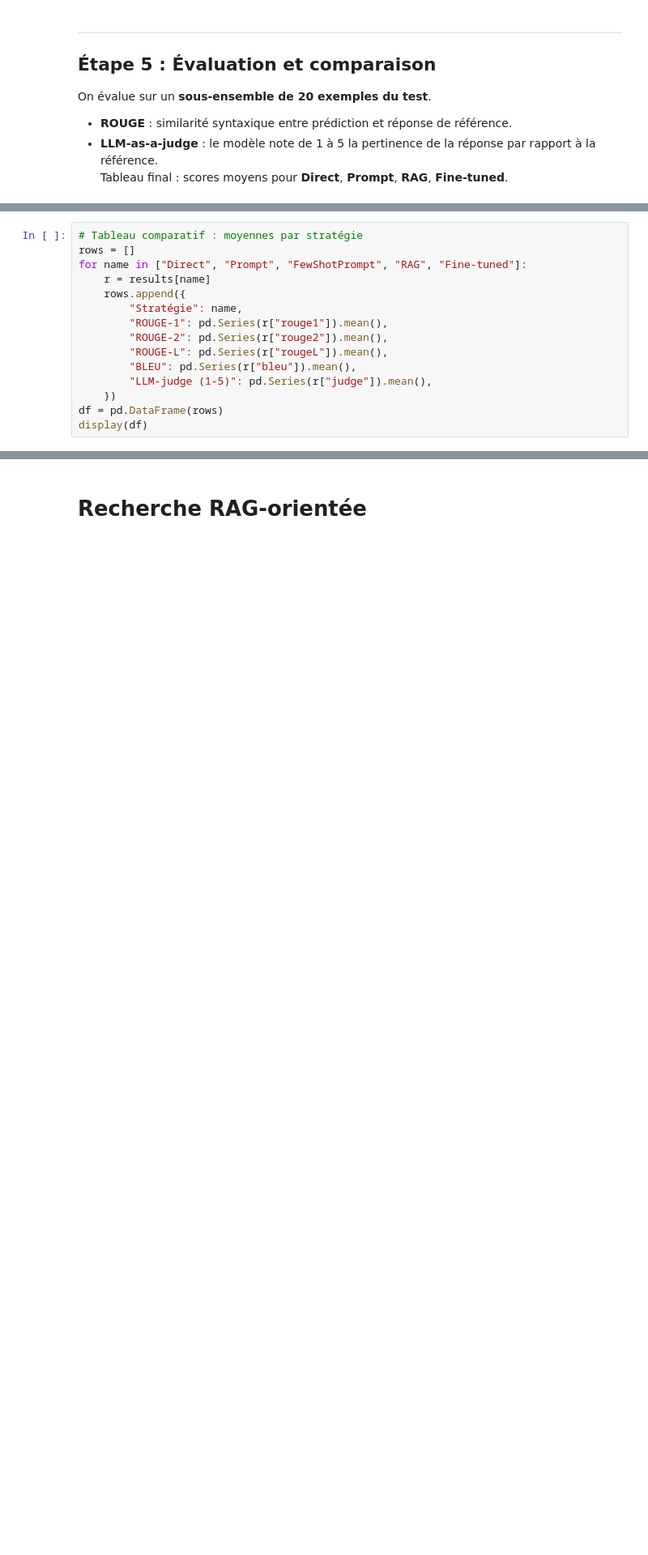
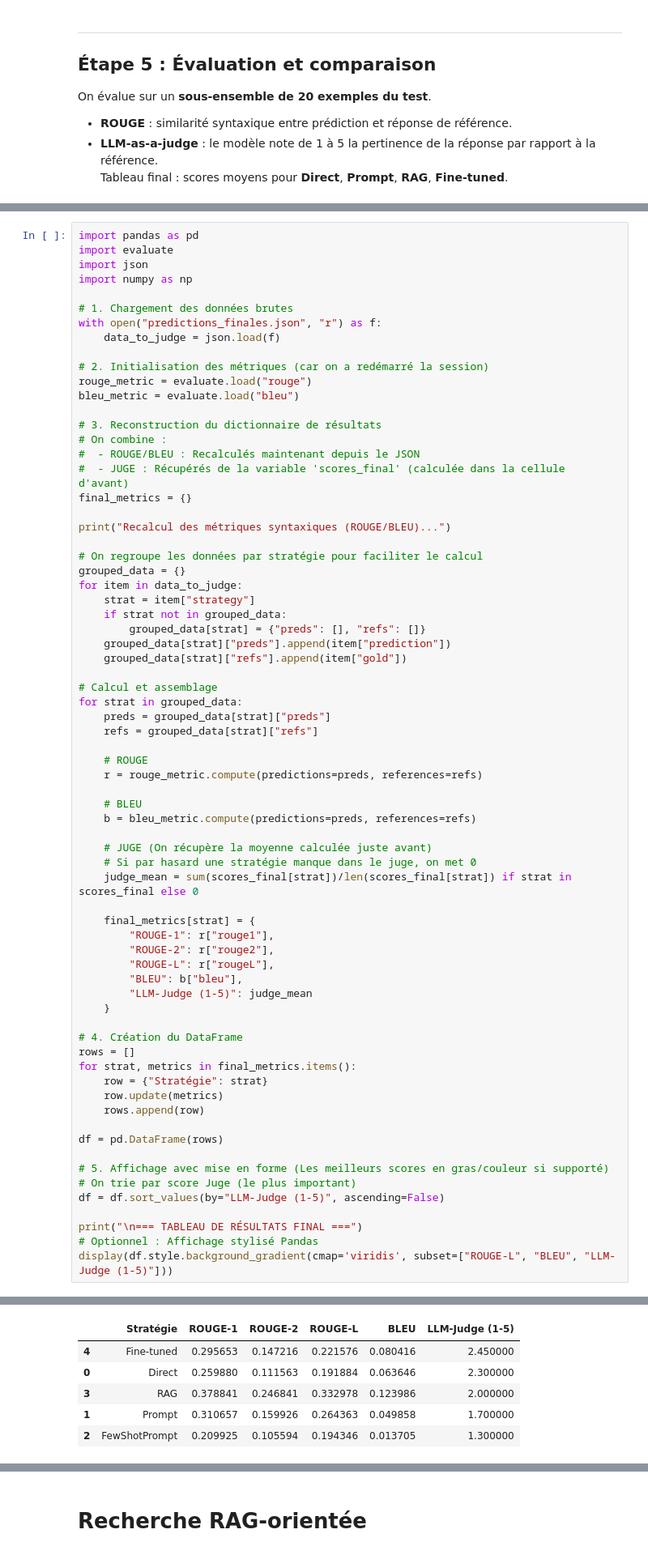
Before and after one commit to RomainGras/medical_QnA, a Jupyter notebook: medical_qna_project.ipynb, the cells around one changed output, grey strips where cells are left out. Shown at 81% size. Cells and saved outputs as stored; diff of their text form; blank space fills up the shorter version.

Commit message:
ajout des courbes knn et modification juge

```diff
--- a/medical_qna_project.ipynb
+++ b/medical_qna_project.ipynb
@@ -485,15 +547,0 @@ Fine-tuned évalué.
-# %%
-# Tableau comparatif : moyennes par stratégie
-rows = []
-for name in ["Direct", "Prompt", "FewShotPrompt", "RAG", "Fine-tuned"]:
-    r = results[name]
-    rows.append({
-        "Stratégie": name,
-        "ROUGE-1": pd.Series(r["rouge1"]).mean(),
-        "ROUGE-2": pd.Series(r["rouge2"]).mean(),
-        "ROUGE-L": pd.Series(r["rougeL"]).mean(),
-        "BLEU": pd.Series(r["bleu"]).mean(),
-        "LLM-judge (1-5)": pd.Series(r["judge"]).mean(),
-    })
-df = pd.DataFrame(rows)
-display(df)
@@ -506,0 +814,71 @@ display(df)
+# %%
+import pandas as pd
+import evaluate
+import json
+import numpy as np
+
+# 1. Chargement des données brutes
+with open("predictions_finales.json", "r") as f:
+    data_to_judge = json.load(f)
+
+# 2. Initialisation des métriques (car on a redémarré la session)
+rouge_metric = evaluate.load("rouge")
+bleu_metric = evaluate.load("bleu")
+
+# 3. Reconstruction du dictionnaire de résultats
+# On combine :
+#  - ROUGE/BLEU : Recalculés maintenant depuis le JSON
+#  - JUGE : Récupérés de la variable 'scores_final' (calculée dans la cellule d'avant)
+final_metrics = {}
+
+print("Recalcul des métriques syntaxiques (ROUGE/BLEU)...")
+
+# On regroupe les données par stratégie pour faciliter le calcul
+grouped_data = {}
+for item in data_to_judge:
+    strat = item["strategy"]
+    if strat not in grouped_data:
+        grouped_data[strat] = {"preds": [], "refs": []}
+    grouped_data[strat]["preds"].append(item["prediction"])
+    grouped_data[strat]["refs"].append(item["gold"])
+
+# Calcul et assemblage
+for strat in grouped_data:
+    preds = grouped_data[strat]["preds"]
+    refs = grouped_data[strat]["refs"]
+
+    # ROUGE
+    r = rouge_metric.compute(predictions=preds, references=refs)
+
+    # BLEU
+    b = bleu_metric.compute(predictions=preds, references=refs)
+
+    # JUGE (On récupère la moyenne calculée juste avant)
+    # Si par hasard une stratégie manque dans le juge, on met 0
+    judge_mean = sum(scores_final[strat])/len(scores_final[strat]) if strat in scores_final else 0
+
+    final_metrics[strat] = {
+        "ROUGE-1": r["rouge1"],
+        "ROUGE-2": r["rouge2"],
+        "ROUGE-L": r["rougeL"],
+        "BLEU": b["bleu"],
+        "LLM-Judge (1-5)": judge_mean
+    }
+
+# 4. Création du DataFrame
+rows = []
+for strat, metrics in final_metrics.items():
+    row = {"Stratégie": strat}
+    row.update(metrics)
+    rows.append(row)
+
+df = pd.DataFrame(rows)
+
+# 5. Affichage avec mise en forme (Les meilleurs scores en gras/couleur si supporté)
+# On trie par score Juge (le plus important)
+df = df.sort_values(by="LLM-Judge (1-5)", ascending=False)
+
+print("\n=== TABLEAU DE RÉSULTATS FINAL ===")
+# Optionnel : Affichage stylisé Pandas
+display(df.style.background_gradient(cmap='viridis', subset=["ROUGE-L", "BLEU", "LLM-Judge (1-5)"]))
+# %% [output]
@@ -507,3 +888,9 @@ display(df)
+|  | Stratégie | ROUGE-1 | ROUGE-2 | ROUGE-L | BLEU | LLM-Judge (1-5) |
+| 4 | Fine-tuned | 0.295653 | 0.147216 | 0.221576 | 0.080416 | 2.450000 |
+| 0 | Direct | 0.259880 | 0.111563 | 0.191884 | 0.063646 | 2.300000 |
+| 3 | RAG | 0.378841 | 0.246841 | 0.332978 | 0.123986 | 2.000000 |
+| 1 | Prompt | 0.310657 | 0.159926 | 0.264363 | 0.049858 | 1.700000 |
+| 2 | FewShotPrompt | 0.209925 | 0.105594 | 0.194346 | 0.013705 | 1.300000 |
 # %% [markdown]
 ### Interprétation
 
```
Also changed, not shown: parts of 23 cells of this notebook.
